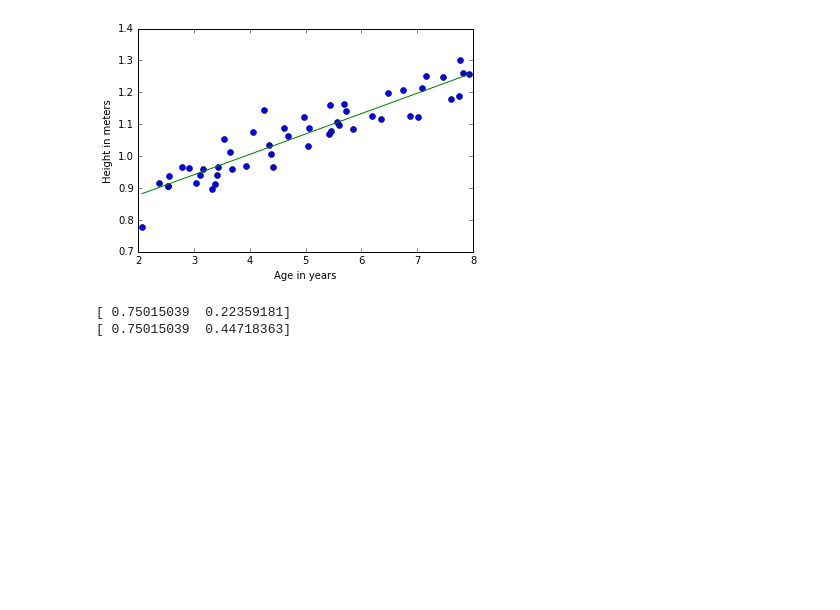
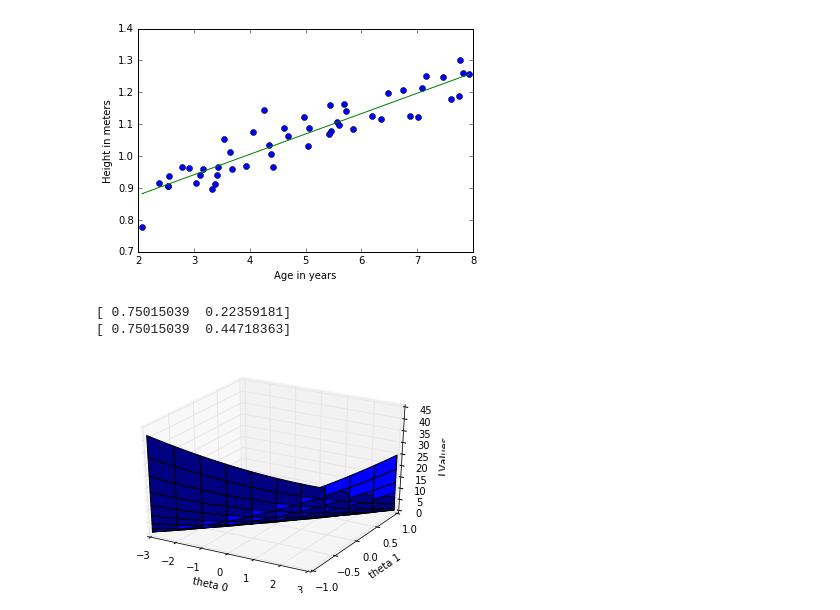
Before and after one commit to dteklavya/machineLearning_AndrewNG, a Jupyter notebook: ex2-linear-regression.ipynb, the cells around one changed output. Cells and saved outputs as stored; diff of their text form; code cells hidden in the pictures; blank space fills up the shorter version.

Commit message:
Contour and surface plot for the J matrix.

```diff
--- a/ex2-linear-regression.ipynb
+++ b/ex2-linear-regression.ipynb
@@ -80,0 +76,28 @@ j_vals = np.zeros((len(theta0), len(theta1)))
+# %%
+theta0 = np.linspace(-3, 3, 100)
+theta1 = np.linspace(-1, 1, 100)
+
+j_vals = np.zeros((len(theta0), len(theta1)))
+
+for i in range(len(theta0)):
+    for j in range(len(theta1)):
+        t = [theta0[i], theta1[j]]
+        j_vals[i,j] = (0.5/m) * (x.dot(t) - y).transpose().dot(x.dot(t) -y)
+
+
+# Because of the way meshgrids work in the surf command, we need to
+# transpose J_vals before calling surf, or else the axes will be flipped
+
+j_vals = j_vals.transpose()
+from mpl_toolkits.mplot3d import Axes3D
+fig = plt.figure()
+ax = fig.add_subplot(111, projection='3d')
+
+ax.plot_surface(theta0, theta1, j_vals)
+ax.set_xlabel('theta 0')
+ax.set_ylabel('theta 1')
+ax.set_zlabel('J Values')
+
+plt.show()
+# %% [output]
+[figure, added]
```
Also changed, not shown: parts of 2 cells of this notebook.
